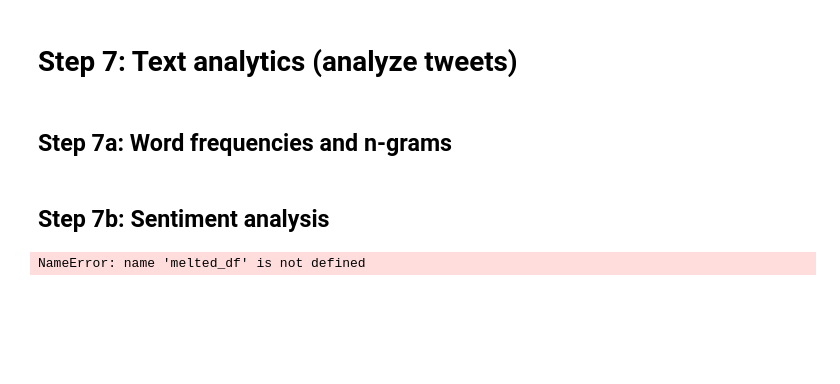
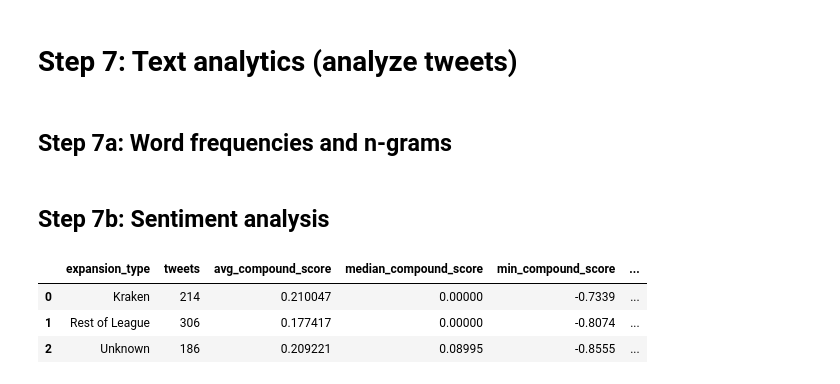
Before and after one commit to dmf95/nhl-expansion-twitter-app, a Jupyter notebook: assets/test.ipynb, the cells around one changed output. Cells and saved outputs as stored; diff of their text form; code cells hidden in the pictures; blank space fills up the shorter version.

```diff
--- a/assets/test.ipynb
+++ b/assets/test.ipynb
@@ -936,19 +944,37 @@ def sentiment_classifier(df, data_column):
 # %%
 # Get sentiment scores on raw tweets
 text_sentiment = get_sentiment_scores(df_nhl, 'full_text')
 
 # Add sentiment classification
 text_sentiment = sentiment_classifier(df_nhl, 'compound_score')
 
 # Select columns to output
 df_sentiment = text_sentiment[['id', 'created_at', 'nhl_team_abbr', 'nhl_team', 'expansion_type', 'full_text', 'sentiment', 'positive_score', 'negative_score', 'neutral_score', 'compound_score']]
 
 # Sentiment group dataframe
-sentiment_group = df_sentiment.groupby(['nhl_team_abbr', 'expansion_type', 'sentiment']).agg({'id': 'nunique'})
+sentiment_group = df_sentiment.groupby(['sentiment']).agg({'id': 'nunique'}).reset_index()
+expansion_group = df_sentiment.groupby(['expansion_type', 'sentiment']).agg({'id': 'nunique', 'compound_score': ['mean', 'median', 'min', 'max']}).reset_index(level=[0,1])
+team_group = df_sentiment.groupby(['nhl_team_abbr', 'nhl_team']).agg({'id': 'nunique', 'compound_score': ['mean', 'median', 'min', 'max']}).reset_index(level=[0,1])
+team_group.columns = ['nhl_team_abbr', 'nhl_team', 'tweets', 'avg_compound_score', 'median_compound_score', 'min_compound_score', 'max_compound_score']
+expansion_group.columns = ['expansion_type', 'sentiment', 'tweets', 'avg_compound_score', 'median_compound_score', 'min_compound_score', 'max_compound_score']
 
-# Filter f
-sentiment_group.loc[sentiment_group['expansion_type'] == 'Kraken'].head(5)
+expansion_group2 = df_sentiment.groupby(['expansion_type']).agg({'id': 'nunique', 'compound_score': ['mean', 'median', 'min', 'max']}).reset_index(level=[0,0])
+expansion_group2.columns = ['expansion_type',  'tweets', 'avg_compound_score', 'median_compound_score', 'min_compound_score', 'max_compound_score']
 
-#sentiment_group.head(10)
+#unknown_group = unknown_group.loc[unknown_group['nhl_team_abbr'] == 'Unknown']
+
+
+# rename
+sentiment_group.rename(columns={"id": "tweets"}, inplace = True)
+expansion_group.rename(columns={"id": "tweets"}, inplace = True)
+team_group.rename(columns={"id": "tweets"}, inplace = True)
+
+
+#team_group.index.to_flat_index()
+expansion_group2.head(10)
+#team_group.columns
 # %% [output]
-NameError: name 'melted_df' is not defined
+|  | expansion_type | tweets | avg_compound_score | median_compound_score | min_compound_score | ... |
+| 0 | Kraken | 214 | 0.210047 | 0.00000 | -0.7339 | ... |
+| 1 | Rest of League | 306 | 0.177417 | 0.00000 | -0.8074 | ... |
+| 2 | Unknown | 186 | 0.209221 | 0.08995 | -0.8555 | ... |
```
Also changed, not shown: parts of 3 cells of this notebook, 2 other files.
